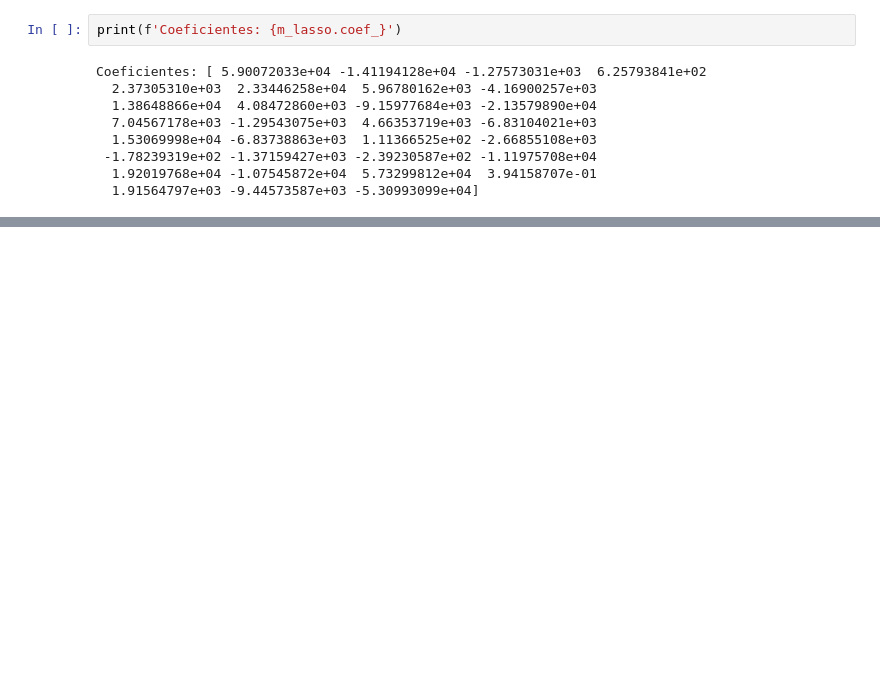
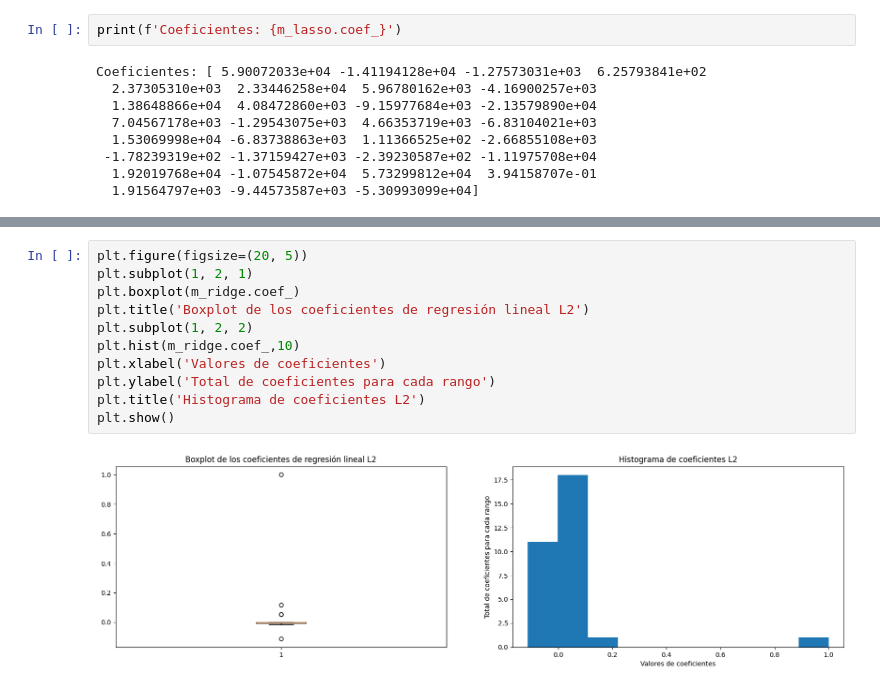
Before and after one commit to RmVa23/regularized-linear-regression, a Jupyter notebook: src/regresion-logaritmica.ipynb, the cells around one changed output, grey strips where cells are left out. Cells and saved outputs as stored; diff of their text form; blank space fills up the shorter version.

```diff
--- a/src/sinEDA.ipynb
+++ b/src/regresion-logaritmica.ipynb
@@ -260,0 +297,13 @@ plt.show()
+# %%
+plt.figure(figsize=(20, 5))
+plt.subplot(1, 2, 1)
+plt.boxplot(m_ridge.coef_)
+plt.title('Boxplot de los coeficientes de regresión lineal L2')
+plt.subplot(1, 2, 2)
+plt.hist(m_ridge.coef_,10)
+plt.xlabel('Valores de coeficientes')
+plt.ylabel('Total de coeficientes para cada rango')
+plt.title('Histograma de coeficientes L2')
+plt.show()
+# %% [output]
+[figure, added]
```
Also changed, not shown: parts of 10 cells of this notebook, 1 other file.
